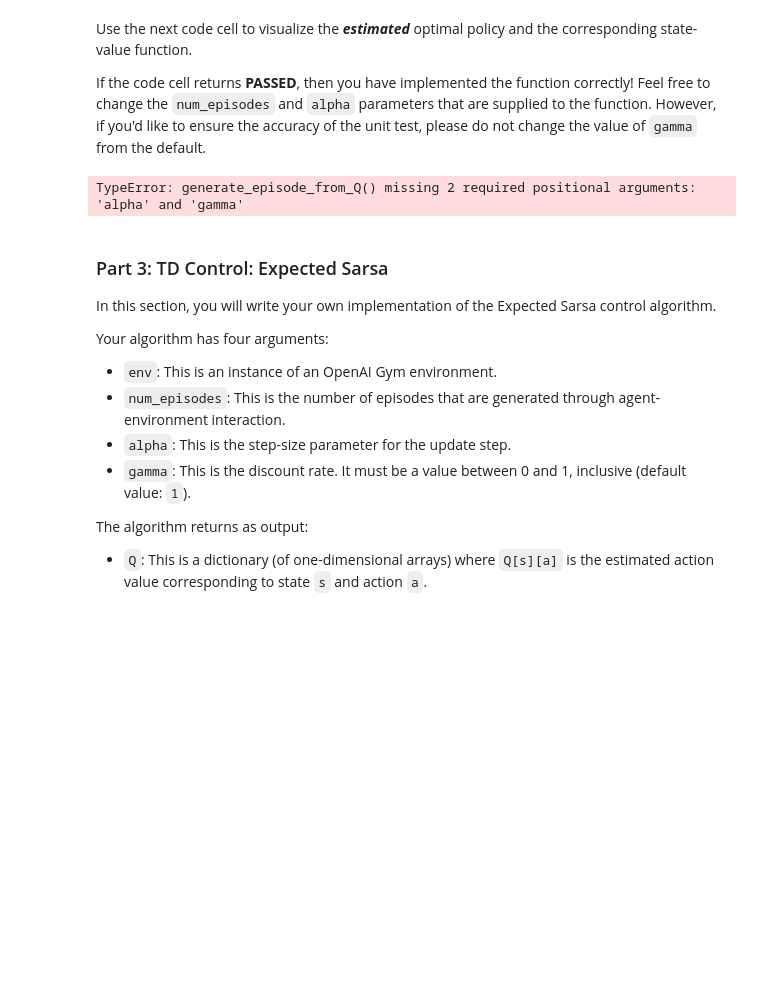
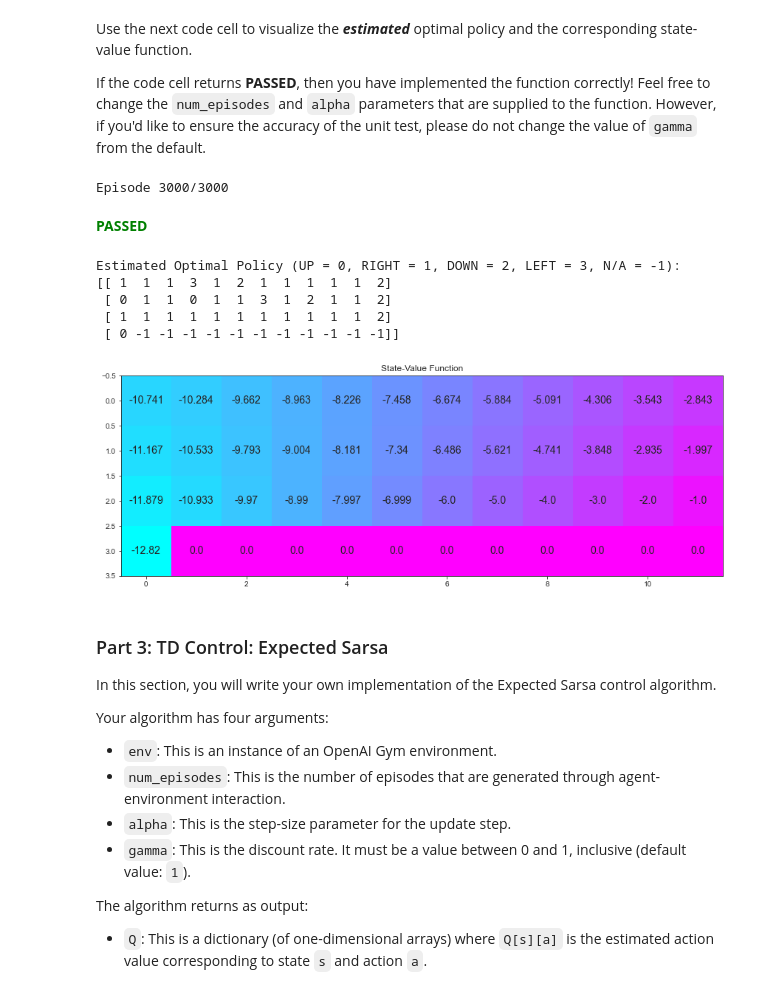
Before and after one commit to hassmuha/deep-reinforcement-learning, a Jupyter notebook: temporal-difference/Temporal_Difference.ipynb, the cells around one changed output. Cells and saved outputs as stored; diff of their text form; code cells hidden in the pictures; blank space fills up the shorter version.

```diff
--- a/temporal-difference/Temporal_Difference.ipynb
+++ b/temporal-difference/Temporal_Difference.ipynb
@@ -187,17 +236,28 @@ Please complete the function in the code cell below.
 # %%
-def q_learning(env, num_episodes, alpha, gamma=1.0):
+def q_learning(env, num_episodes, alpha, gamma=1.0, eps_start=1.0, eps_decay=.9, eps_min=0.00005):
 
-    # initialize empty dictionary of arrays
-    Q = defaultdict(lambda: np.zeros(env.nA))
-
+    nA = env.action_space.n
+    # initialize action-value function (empty dictionary of arrays)
+    Q = defaultdict(lambda: np.zeros(nA))
+    # initialize performance monitor
     # loop over episodes
+    epsilon = eps_start
     for i_episode in range(1, num_episodes+1):
         # monitor progress
-        if i_episode % 100 == 0:
+        if i_episode % 50 == 0:
             print("\rEpisode {}/{}".format(i_episode, num_episodes), end="")
             sys.stdout.flush()
 
         ## TODO: complete the function
+        # set the value of epsilon
+        #epsilon = epsilon*eps_decay
+        epsilon = max(epsilon*eps_decay, eps_min)
+        #epsilon = 1.0 / i_episode
+        #epsilon = max(epsilon, eps_min)
+        # generate an episode by following epsilon-greedy policy
+        Q = generate_episode_from_Q(env, Q, epsilon, nA, alpha, gamma)
+        # update the action-value function estimate using the episode
+        #Q = update_Q(env, episode, Q, alpha, gamma)
 
     return Q
 # %% [markdown]
@@ -206,18 +266,25 @@ Use the next code cell to visualize the **_estimated_** optimal policy and the c
 If the code cell returns **PASSED**, then you have implemented the function correctly!  Feel free to change the `num_episodes` and `alpha` parameters that are supplied to the function.  However, if you'd like to ensure the accuracy of the unit test, please do not change the value of `gamma` from the default.
 # %%
 # obtain the estimated optimal policy and corresponding action-value function
-Q_sarsamax = q_learning(env, 2, .01)
+Q_sarsamax = q_learning(env, 3000, .01)
 
 # print the estimated optimal policy
 policy_sarsamax = np.array([np.argmax(Q_sarsamax[key]) if key in Q_sarsamax else -1 for key in np.arange(48)]).reshape((4,12))
 check_test.run_check('td_control_check', policy_sarsamax)
 print("\nEstimated Optimal Policy (UP = 0, RIGHT = 1, DOWN = 2, LEFT = 3, N/A = -1):")
 print(policy_sarsamax)
 
 # plot the estimated optimal state-value function
 plot_values([np.max(Q_sarsamax[key]) if key in Q_sarsamax else 0 for key in np.arange(48)])
 # %% [output]
-TypeError: generate_episode_from_Q() missing 2 required positional arguments: 'alpha' and 'gamma'
+Episode 3000/3000
+**<span style="color: green;">PASSED</span>**
+Estimated Optimal Policy (UP = 0, RIGHT = 1, DOWN = 2, LEFT = 3, N/A = -1):
+[[ 1  1  1  3  1  2  1  1  1  1  1  2]
+ [ 0  1  1  0  1  1  3  1  2  1  1  2]
+ [ 1  1  1  1  1  1  1  1  1  1  1  2]
+ [ 0 -1 -1 -1 -1 -1 -1 -1 -1 -1 -1 -1]]
+[figure, added]
 # %% [markdown]
 ### Part 3: TD Control: Expected Sarsa
 
```
Also changed, not shown: parts of 5 cells of this notebook, 1 other file.
